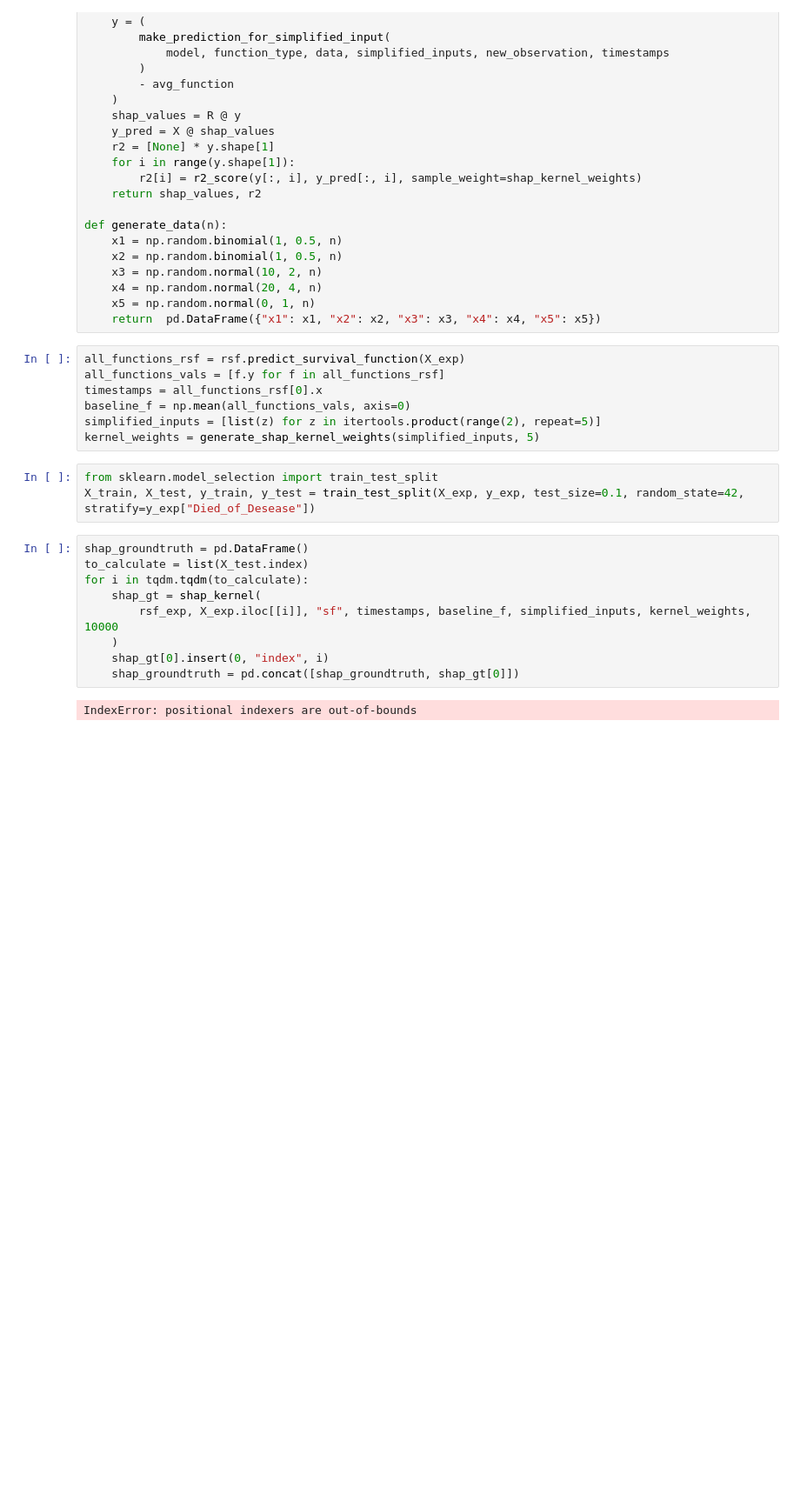
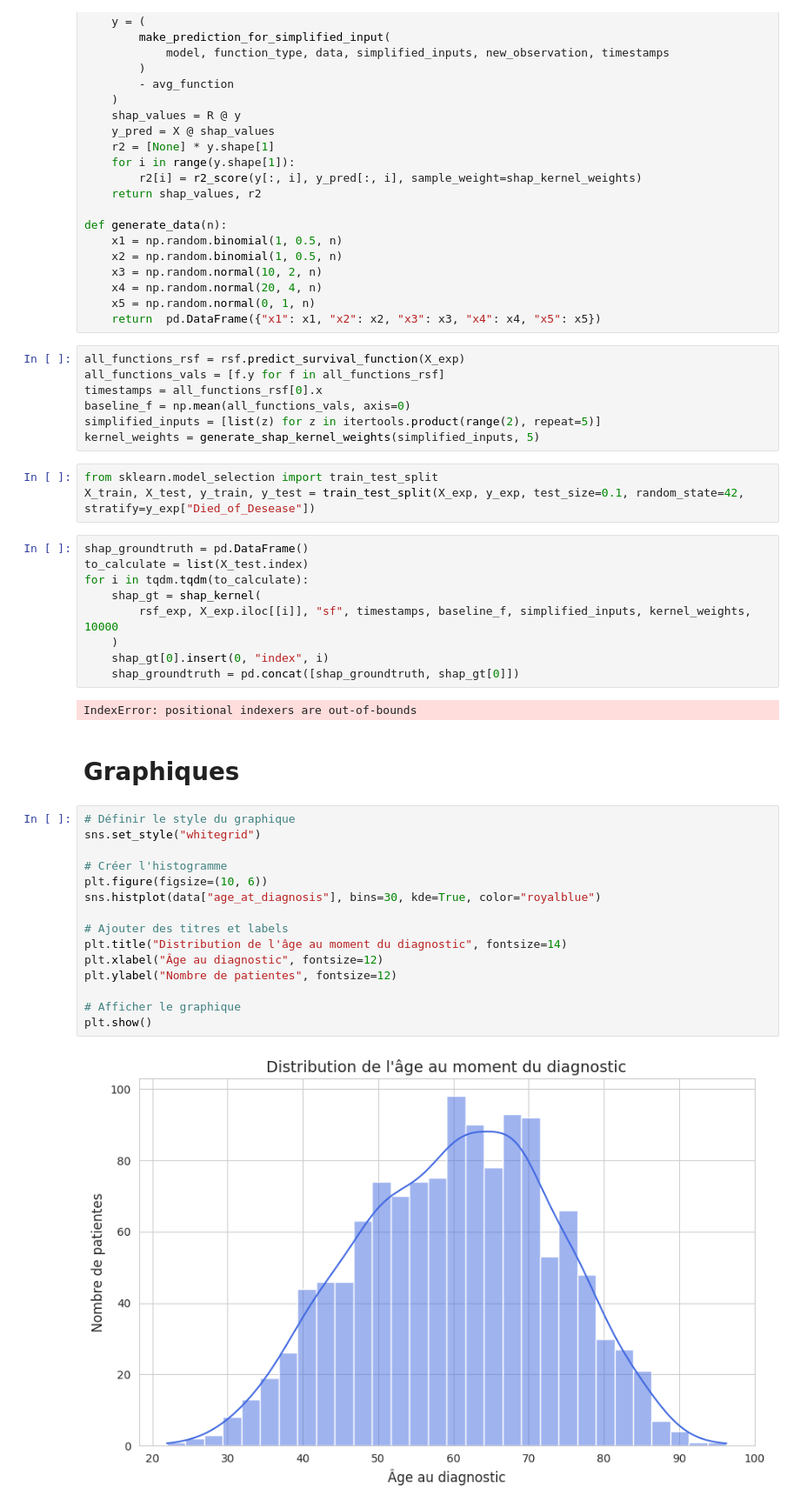
Before and after one commit to Clement-Dn/Surv-ML, a Jupyter notebook: BasicSurv.ipynb, the cells around one changed output. Shown at 87% size. Saved outputs shown, nothing was run; the diff lists cells and outputs as text; blank space fills up the shorter version.

Commit message:
graphiques

```diff
--- a/BasicSurv.ipynb
+++ b/BasicSurv.ipynb
@@ -471,3 +453,22 @@ for i in tqdm.tqdm(to_calculate):
     shap_groundtruth = pd.concat([shap_groundtruth, shap_gt[0]])
 # %% [output]
 IndexError: positional indexers are out-of-bounds
+# %% [markdown]
+# Graphiques
+# %%
+# Définir le style du graphique
+sns.set_style("whitegrid")
+
+# Créer l'histogramme
+plt.figure(figsize=(10, 6))
+sns.histplot(data["age_at_diagnosis"], bins=30, kde=True, color="royalblue")
+
+# Ajouter des titres et labels
+plt.title("Distribution de l'âge au moment du diagnostic", fontsize=14)
+plt.xlabel("Âge au diagnostic", fontsize=12)
+plt.ylabel("Nombre de patientes", fontsize=12)
+
+# Afficher le graphique
+plt.show()
+# %% [output]
+[figure, added]
```
Also changed, not shown: parts of 15 cells of this notebook, 1 other file.
